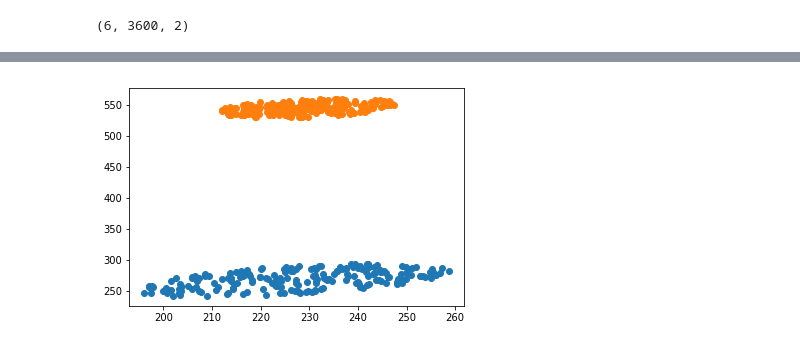
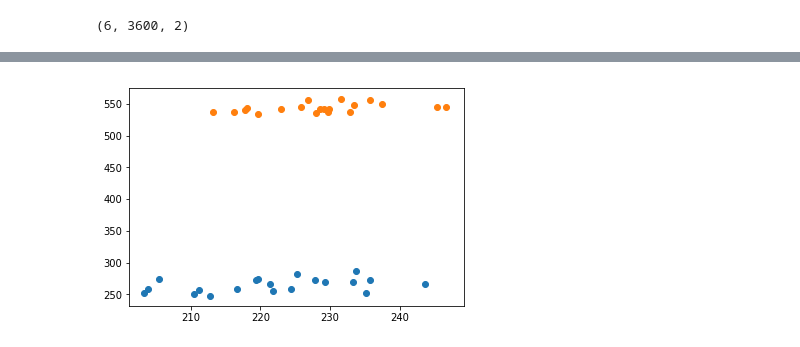
Before and after one commit to melisamc89/social_interaction, a Jupyter notebook: src/ethogram_parameters.ipynb, the cells around one changed output, grey strips where cells are left out. Drawn from its saved outputs; the diff is of its cells as text; code cells hidden in the pictures.

```diff
--- a/src/ethogram_parameters.ipynb
+++ b/src/ethogram_parameters.ipynb
@@ -620,29 +717,29 @@ axes2[1,1].scatter(ab1b2,ah1h2)
 # %%
 frame_n = 1000
 
 ## example of ellipsoide generation (random samplinf for distance computation)
 a1 = model1.shape_model[frame_n].body.axis1
 b1 = model1.shape_model[frame_n].body.axis2
 center1 = model1.shape_model[frame_n].body.center
 alpha1 = model1.shape_model[frame_n].body.angle
 
 a2 = model2.shape_model[frame_n].body.axis1
 b2 = model2.shape_model[frame_n].body.axis2
 center2 = model2.shape_model[frame_n].body.center
 alpha2 = model2.shape_model[frame_n].body.angle
 
 
-points1 = np.array([random_point(a1, b1, center1, alpha1) for _ in range(200)])
-points2 = np.array([random_point(a2, b2, center2, alpha2) for _ in range(200)])
+points1 = np.array([random_point(a1, b1, center1, alpha1) for _ in range(20)])
+points2 = np.array([random_point(a2, b2, center2, alpha2) for _ in range(20)])
 
 plt.scatter(points1[:,0], points1[:,1])
 plt.scatter(points2[:,0], points2[:,1])
 
 #plt.xlim([-5,5])
 #plt.ylim([-5,5])
 plt.show()
 # %% [output]
-[figure, old version]
+[figure, new version]
 # %%
 # ## Solve the intersection problem using elipse formulas, lagrange multipliers and symbolic python
 
```
Also changed, not shown: parts of 13 cells of this notebook.
